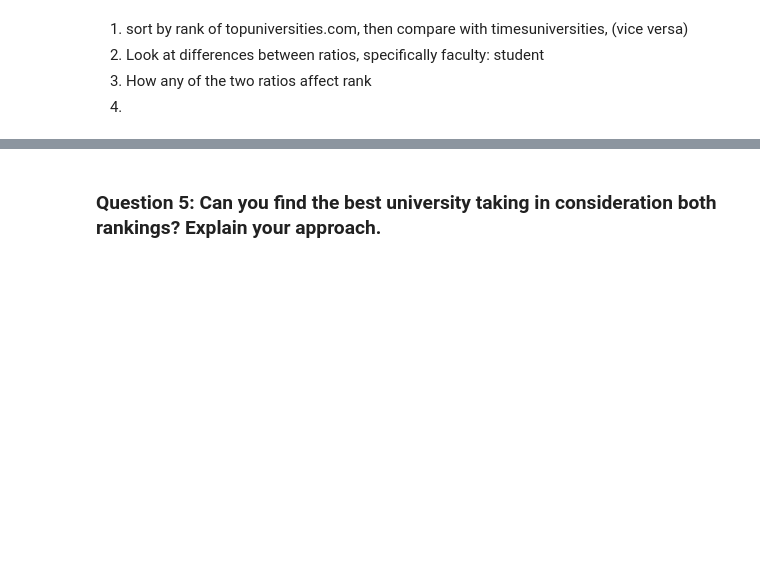
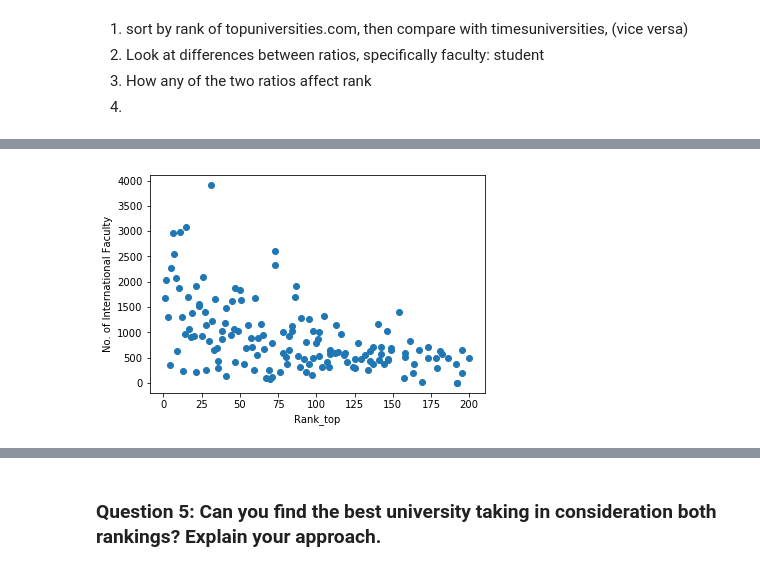
Before and after one commit to justcho5/ADA, a Jupyter notebook: homework02.ipynb, the cells around one changed output, grey strips where cells are left out. Cells and saved outputs as stored; diff of their text form; code cells hidden in the pictures; blank space fills up the shorter version.

```diff
--- a/homework02.ipynb
+++ b/homework02.ipynb
@@ -701,0 +728,11 @@ plt.show()
+# %%
+# Helper function
+def plot_scatter(df, x_col_name, y_col_name):
+    x, y = df[x_col_name], df[y_col_name]
+    plt.scatter(x, y)
+    plt.gca().set_xlabel(x_col_name)
+    plt.gca().set_ylabel(y_col_name)
+# %%
+plot_scatter(variables, 'Rank_top', 'No. of International Faculty')
+# %% [output]
+[figure, added]
```
Also changed, not shown: parts of 12 cells of this notebook.
